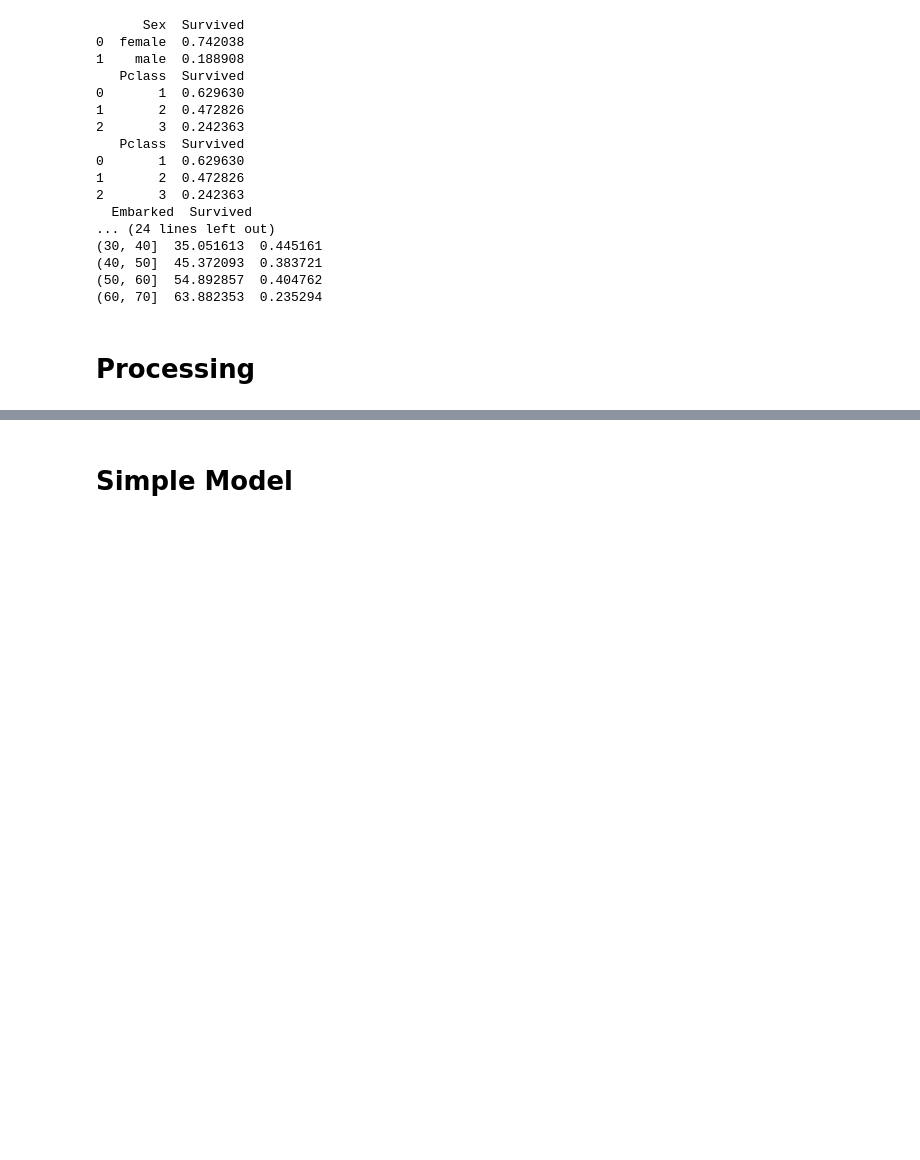
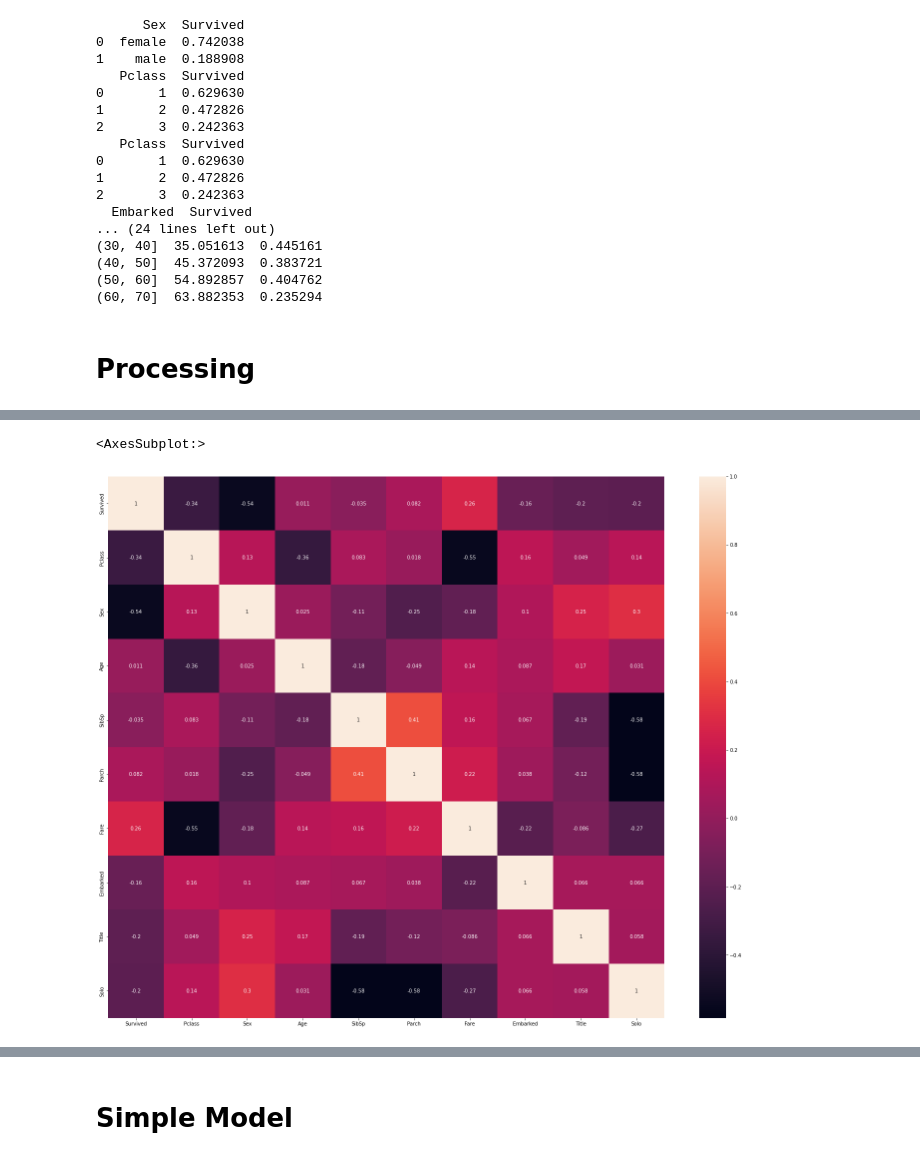
Before and after one commit to ChandraLiuswanto/Kaggle_submission, a Jupyter notebook: Titanic/main.ipynb, the cells around one changed output, grey strips where cells are left out. Drawn from its saved outputs; the diff is of its cells as text; code cells hidden in the pictures; blank space fills up the shorter version.

```diff
--- a/Titanic/main.ipynb
+++ b/Titanic/main.ipynb
@@ -92,0 +134,7 @@ X_test['Fare'] = X_test['Fare'].fillna(0)
+# %%
+import seaborn as sns
+fig, axs = plt.subplots(figsize=(25,20))
+sns.heatmap(train_data.corr(),ax = axs,annot=True)
+# %% [output]
+<AxesSubplot:>
+[figure, added]
```
Also changed, not shown: parts of 18 cells of this notebook, 3 other files.
